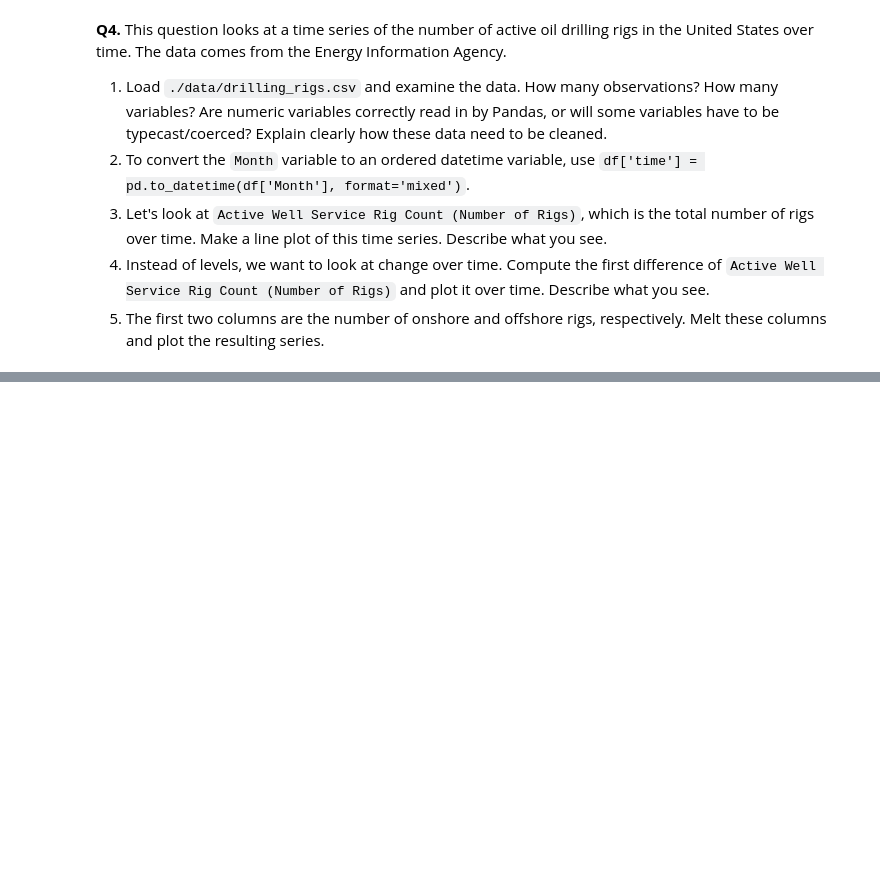
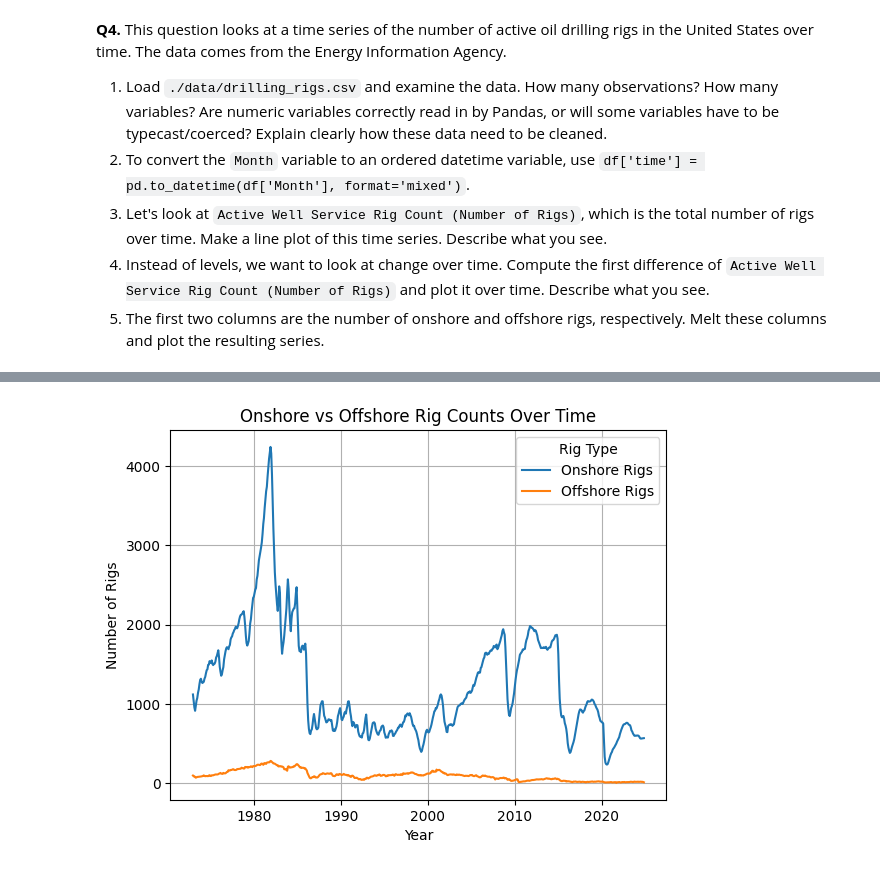
Before and after one commit to quentinshin34/EDA, a Jupyter notebook: assignment/assignment.ipynb, the cells around one changed output, grey strips where cells are left out. Cells and saved outputs as stored; diff of their text form; code cells hidden in the pictures; blank space fills up the shorter version.

```diff
--- a/assignment/assignment.ipynb
+++ b/assignment/assignment.ipynb
@@ -248,0 +309,21 @@ Name: Foreign Gift Amount, dtype: int64
+# %%
+# Melt Onshore and Offshore Rig Counts
+df_melted = df_rigs.melt(id_vars=["Month"],
+                         value_vars=[
+                             "Onshore Rigs",
+                             "Offshore Rigs"
+                         ],
+                         var_name="Rig Type",
+                         value_name="Rig Count")
+
+
+# Plot the onshore vs offshore rig counts over time
+sns.lineplot(data=df_melted, x="Month", y="Rig Count", hue="Rig Type")
+plt.xlabel("Year")
+plt.ylabel("Number of Rigs")
+plt.title("Onshore vs Offshore Rig Counts Over Time")
+plt.legend(title="Rig Type")
+plt.grid(True)
+plt.show()
+# %% [output]
+[figure, added]
```
Also changed, not shown: parts of 8 cells of this notebook.
